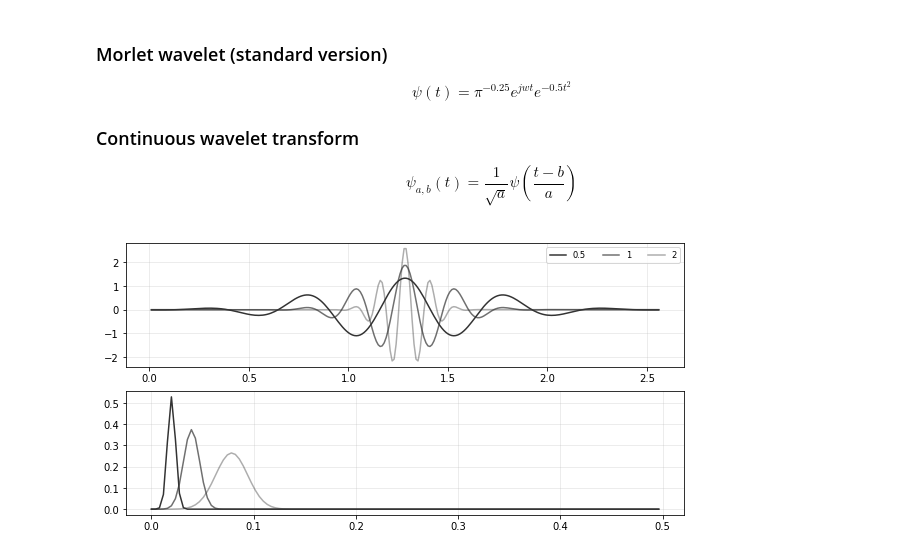
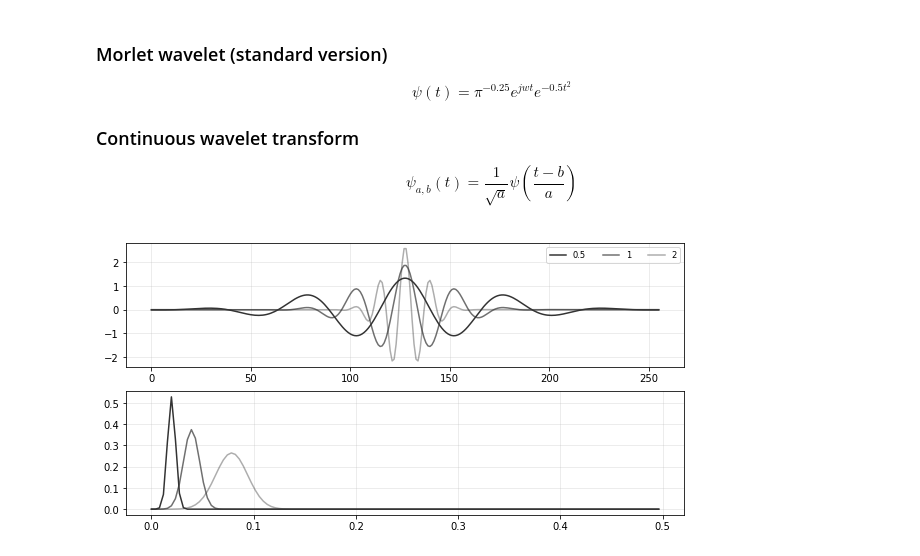
Before and after one commit to ValleyZw/hill, a Jupyter notebook: 003_wavelet_transform.ipynb, the cells around one changed output. Saved outputs shown, nothing was run; the diff lists cells and outputs as text; code cells hidden in the pictures.

```diff
--- a/003_wavelet_transform.ipynb
+++ b/003_wavelet_transform.ipynb
@@ -75,10 +77,6 @@ Plot(x,y,morlet)
 \psi_{a,b}(t) = \frac1{\sqrt{a}}\psi\left(\frac{t - b}{a}\right)
 \end{equation}
 # %%
-import numpy as np
-import matplotlib.pyplot as plt
-
-
 def morlet(N, s=1.0, w=5.0):
     """
     Complex Morlet wavelet.
@@ -89,7 +87,7 @@ def morlet(N, s=1.0, w=5.0):
     :return: morlet: (ndarray) Morlet wavelet
     """
     t = np.linspace(-s*2*np.pi, s*2*np.pi, N)
-    return np.pi**(-0.25) * np.exp(1j*w*t)*np.exp(-0.5*(t**2))
+    return np.pi**(-0.25)*np.exp(1j*w*t)*np.exp(-0.5*(t**2))
 
 def normalize(dt, s):
     return (2*np.pi*s/dt)**.5
@@ -106,32 +104,32 @@ def fourier(x):
     X /= n            # normalization
     X = X[range(n//2)] # one side frequency range
     return abs(X)
 
 def Plot(morlet_atoms, scales, morlet_freqs, freq):
     alphas = [1.0, 0.7, 0.4]
     plt.figure(figsize=(10,5))
     plt.subplot(2,1,1)
     ax = plt.gca()
     ax.grid(color='#b7b7b7', linestyle='-', linewidth=0.5, alpha=0.5)
     for i in range(len(morlet_atoms)):
-        plt.plot(t,np.real(morlet_atoms[i]), color="#333333", alpha=alphas[i], label=str(scales[i]))
+        plt.plot(np.real(morlet_atoms[i]), color="#333333", alpha=alphas[i], label=str(scales[i]))
     plt.legend(ncol=4, loc='upper right', fontsize='small')
     plt.subplot(2,1,2)
     ax = plt.gca()
     ax.grid(color='#b7b7b7', linestyle='-', linewidth=0.5, alpha=0.5)
     for i in range(len(morlet_atoms)):
         plt.plot(freq, morlet_freqs[i], color="#333333", alpha=alphas[i])
 
 fs = 1
 dt=1/fs
 n = 256
 T = n * dt
 freq = np.arange(n)/T
 freq = freq[range(n//2)]
 
 scales = [0.5, 1, 2]
 morlet_atoms = [normalize(dt, s) * morlet(n, s) for s in scales]
 morlet_freqs = [fourier(x) for x in morlet_atoms]
 Plot(morlet_atoms, scales, morlet_freqs, freq)
 # %% [output]
-[figure, old version]
+[figure, new version]
```
Also changed, not shown: parts of 4 cells of this notebook, 1 other file.
